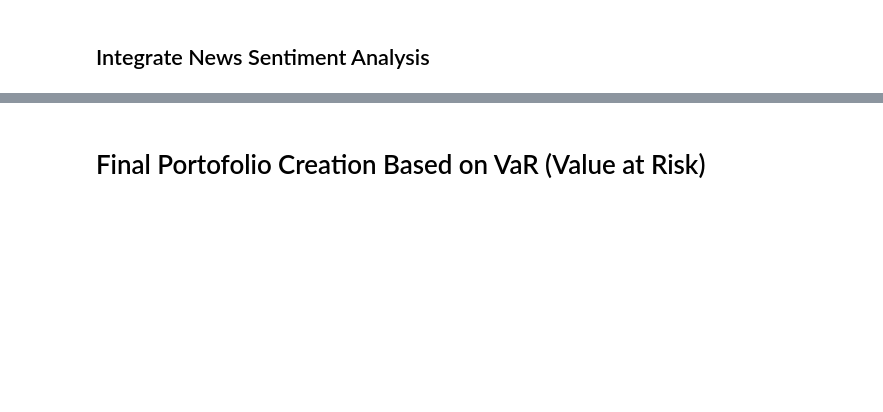
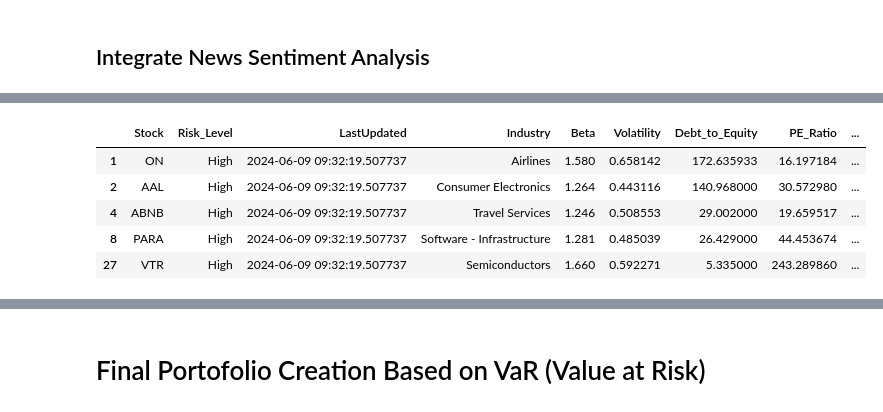
Before and after one commit to rsm-tiy020/Futuristic-Financial-Advisors-Repo, a Jupyter notebook: Risk-Classification.ipynb, the cells around one changed output, grey strips where cells are left out. Saved outputs shown, nothing was run; the diff lists cells and outputs as text; code cells hidden in the pictures; blank space fills up the shorter version.

```diff
--- a/Risk-Classification.ipynb
+++ b/Risk-Classification.ipynb
@@ -731,0 +762,16 @@ Filtered stocks: ['MSFT', 'GOOGL', 'AAPL']
+# %%
+# Read the filtered stock data from news_sentiment_filtered_stocks
+
+# Empty df
+sentiment_filtered_stocks = pd.DataFrame()
+
+# First check if the file exists
+import os
+if os.path.exists('news_sentiment_filtered_stocks.csv'):
+    print("File exists")
+    # Read the filtered DataFrame from the CSV file
+    sentiment_filtered_stocks = pd.read_csv('news_sentiment_filtered_stocks.csv')
+    sentiment_filtered_stocks.head()
+else:
+    print("File does not exist")
+    sentiment_filtered_stocks.head()
@@ -731,0 +782,5 @@ Filtered stocks: ['MSFT', 'GOOGL', 'AAPL']
+# %%
+# Call High Risk stocks
+stock_symbols_high = set(filtered_high_risk_stocks['Stock'])
+print(f"All stocks: {stock_symbols_high}")
+len(stock_symbols_high)
@@ -731,0 +790,5 @@ Filtered stocks: ['MSFT', 'GOOGL', 'AAPL']
+# %%
+# Call News Sentiment Function
+sentiment_filtered_stocks_high = filter_stocks_based_on_sentiment(stock_symbols_high)
+print(f"Filtered High Risk stocks: {sentiment_filtered_stocks_high}")
+len(sentiment_filtered_stocks_high)
@@ -731,0 +814,9 @@ Filtered stocks: ['MSFT', 'GOOGL', 'AAPL']
+# %%
+print(filtered_high_risk_stocks.shape)
+# Save the filtered stocks to dataframe with following columns: Stock, Risk_Level, and LastUpdated
+filtered_high_risk_stocks = filtered_high_risk_stocks[filtered_high_risk_stocks['Stock'].isin(sentiment_filtered_stocks_high)]
+filtered_high_risk_stocks['LastUpdated'] = pd.Timestamp.now()
+filtered_high_risk_stocks['Risk_Level'] = 'High'
+
+print(filtered_high_risk_stocks.head())
+print(filtered_high_risk_stocks.shape)
@@ -731,0 +841,15 @@ Filtered stocks: ['MSFT', 'GOOGL', 'AAPL']
+# %%
+# Now check if the sentiment_filtered_stocks df - if it is not empty, then append the filtered_high_risk_stocks to it
+if sentiment_filtered_stocks.empty:
+    sentiment_filtered_stocks = filtered_high_risk_stocks[['Stock', 'Risk_Level', 'LastUpdated', 'Industry', 'Beta', 'Volatility', 'Debt_to_Equity', 'PE_Ratio', 'Earnings_Growth', 'MACD', 'Signal', 'RSI', 'EPS', 'Market_Cap (Millions)', 'Dividend_Yield']]
+else:
+    sentiment_filtered_stocks = pd.concat([sentiment_filtered_stocks, filtered_high_risk_stocks[['Stock', 'Risk_Level', 'LastUpdated', 'Industry', 'Beta', 'Volatility', 'Debt_to_Equity', 'PE_Ratio', 'Earnings_Growth', 'MACD', 'Signal', 'RSI', 'EPS', 'Market_Cap (Millions)', 'Dividend_Yield']]])
+
+sentiment_filtered_stocks.head()
+# %% [output]
+|  | Stock | Risk_Level | LastUpdated | Industry | Beta | Volatility | Debt_to_Equity | PE_Ratio | ... |
+| 1 | ON | High | 2024-06-09 09:32:19.507737 | Airlines | 1.580 | 0.658142 | 172.635933 | 16.197184 | ... |
+| 2 | AAL | High | 2024-06-09 09:32:19.507737 | Consumer Electronics | 1.264 | 0.443116 | 140.968000 | 30.572980 | ... |
+| 4 | ABNB | High | 2024-06-09 09:32:19.507737 | Travel Services | 1.246 | 0.508553 | 29.002000 | 19.659517 | ... |
+| 8 | PARA | High | 2024-06-09 09:32:19.507737 | Software - Infrastructure | 1.281 | 0.485039 | 26.429000 | 44.453674 | ... |
+| 27 | VTR | High | 2024-06-09 09:32:19.507737 | Semiconductors | 1.660 | 0.592271 | 5.335000 | 243.289860 | ... |
```
Also changed, not shown: parts of 43 cells of this notebook, 5 other files.
